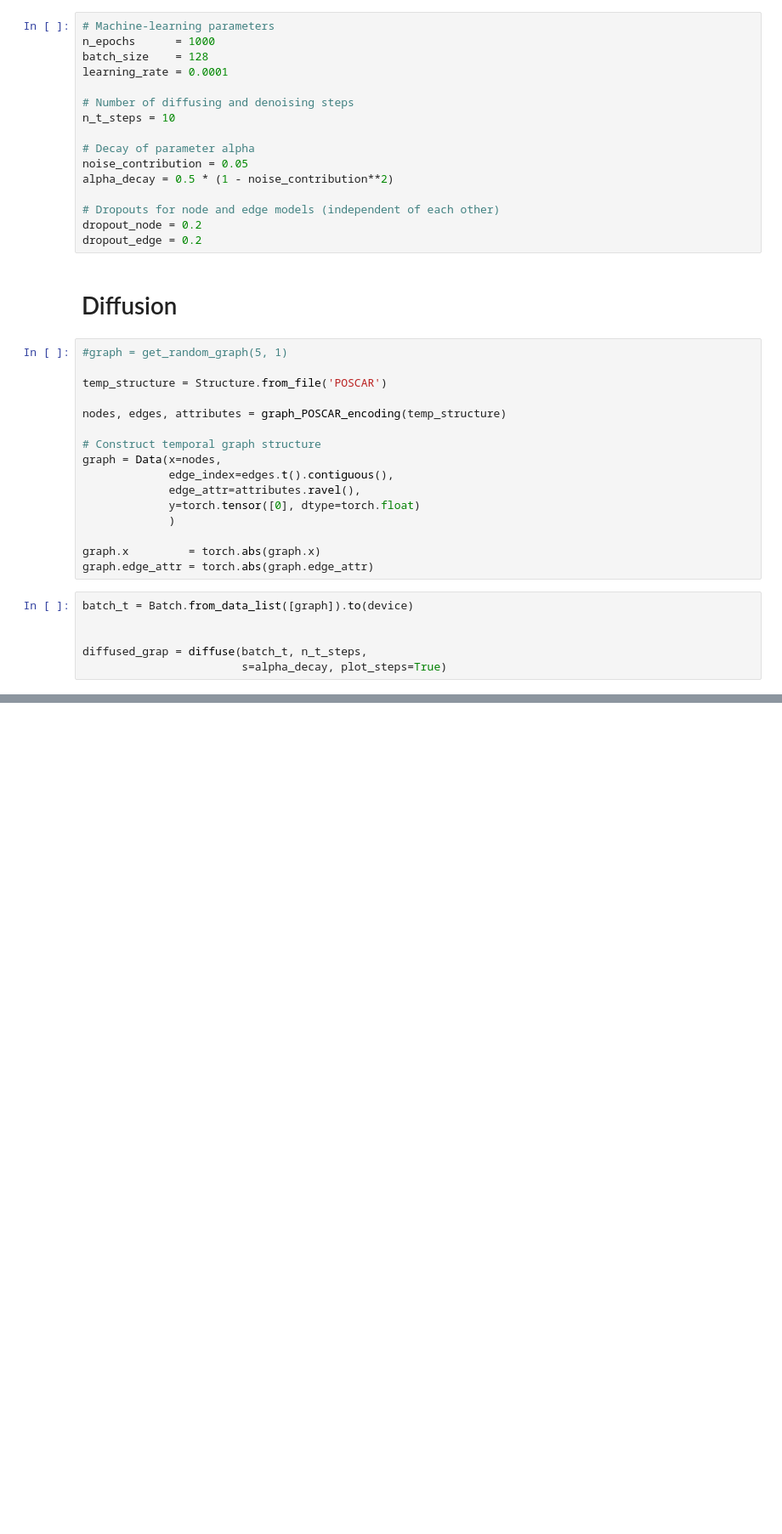
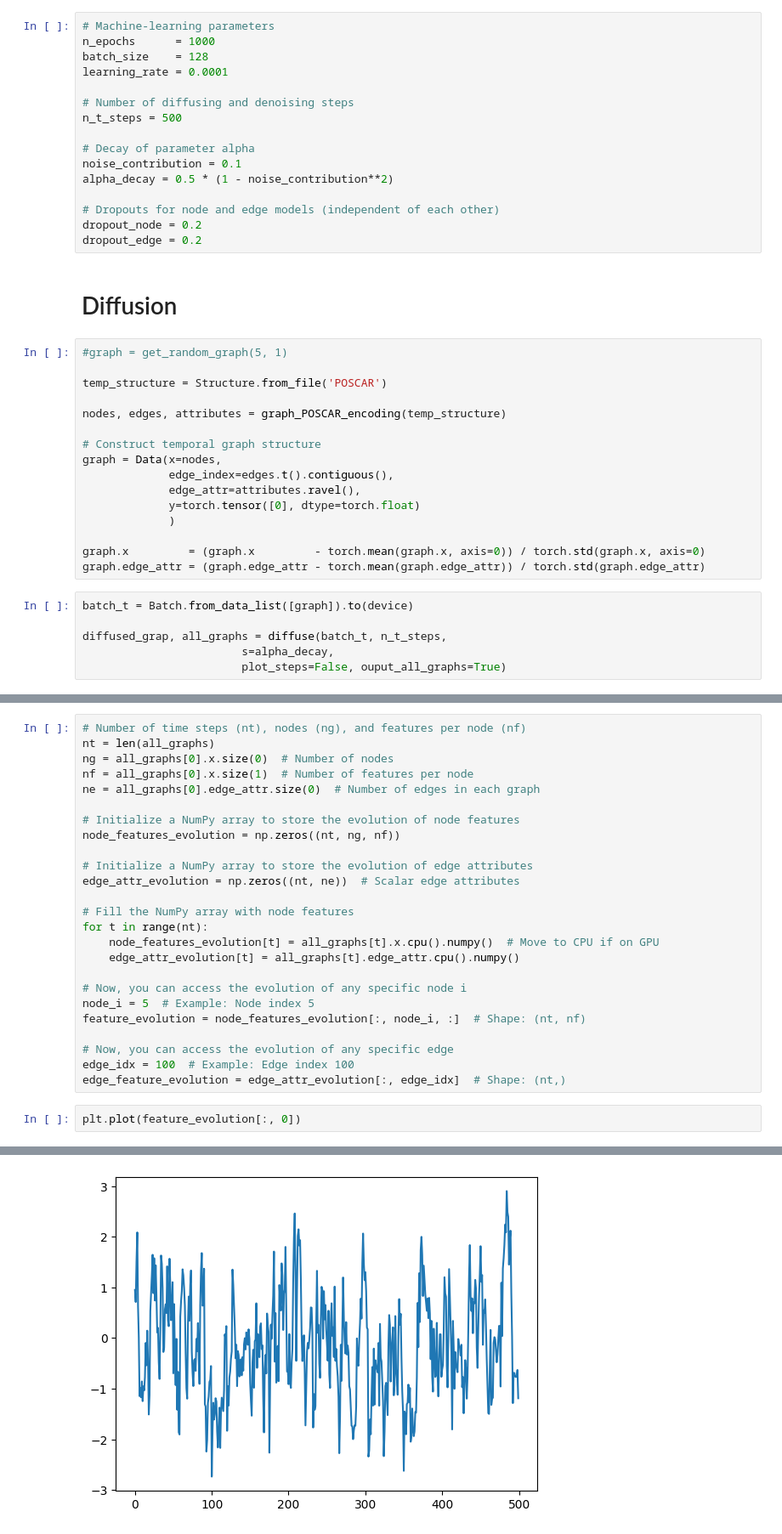
Before and after one commit to CibranLopez/GenerativeModels, a Jupyter notebook: basic-example.ipynb, the cells around one changed output, grey strips where cells are left out. Shown at 85% size. Cells and saved outputs as stored; diff of their text form; blank space fills up the shorter version.

```diff
--- a/basic-example.ipynb
+++ b/basic-example.ipynb
@@ -21,10 +21,10 @@ batch_size    = 128
 learning_rate = 0.0001
 
 # Number of diffusing and denoising steps
-n_t_steps = 10
+n_t_steps = 500
 
 # Decay of parameter alpha
-noise_contribution = 0.05
+noise_contribution = 0.1
 alpha_decay = 0.5 * (1 - noise_contribution**2)
 
 # Dropouts for node and edge models (independent of each other)
@@ -46,11 +46,11 @@ graph = Data(x=nodes,
              y=torch.tensor([0], dtype=torch.float)
              )
 
-graph.x         = torch.abs(graph.x)
-graph.edge_attr = torch.abs(graph.edge_attr)
+graph.x         = (graph.x         - torch.mean(graph.x, axis=0)) / torch.std(graph.x, axis=0)
+graph.edge_attr = (graph.edge_attr - torch.mean(graph.edge_attr)) / torch.std(graph.edge_attr)
 # %%
 batch_t = Batch.from_data_list([graph]).to(device)
 
-
-diffused_grap = diffuse(batch_t, n_t_steps,
-                        s=alpha_decay, plot_steps=True)
+diffused_grap, all_graphs = diffuse(batch_t, n_t_steps,
+                        s=alpha_decay,
+                        plot_steps=False, ouput_all_graphs=True)
@@ -79,0 +57,28 @@ plt.show()
+# %%
+# Number of time steps (nt), nodes (ng), and features per node (nf)
+nt = len(all_graphs)
+ng = all_graphs[0].x.size(0)  # Number of nodes
+nf = all_graphs[0].x.size(1)  # Number of features per node
+ne = all_graphs[0].edge_attr.size(0)  # Number of edges in each graph
+
+# Initialize a NumPy array to store the evolution of node features
+node_features_evolution = np.zeros((nt, ng, nf))
+
+# Initialize a NumPy array to store the evolution of edge attributes
+edge_attr_evolution = np.zeros((nt, ne))  # Scalar edge attributes
+
+# Fill the NumPy array with node features
+for t in range(nt):
+    node_features_evolution[t] = all_graphs[t].x.cpu().numpy()  # Move to CPU if on GPU
+    edge_attr_evolution[t] = all_graphs[t].edge_attr.cpu().numpy()
+
+# Now, you can access the evolution of any specific node i
+node_i = 5  # Example: Node index 5
+feature_evolution = node_features_evolution[:, node_i, :]  # Shape: (nt, nf)
+
+# Now, you can access the evolution of any specific edge
+edge_idx = 100  # Example: Edge index 100
+edge_feature_evolution = edge_attr_evolution[:, edge_idx]  # Shape: (nt,)
+# %%
+plt.plot(feature_evolution[:, 0])
+# %% [output]
@@ -79,0 +86 @@ plt.show()
+[figure, added]
```
Also changed, not shown: parts of 6 cells of this notebook, 3 other files.
